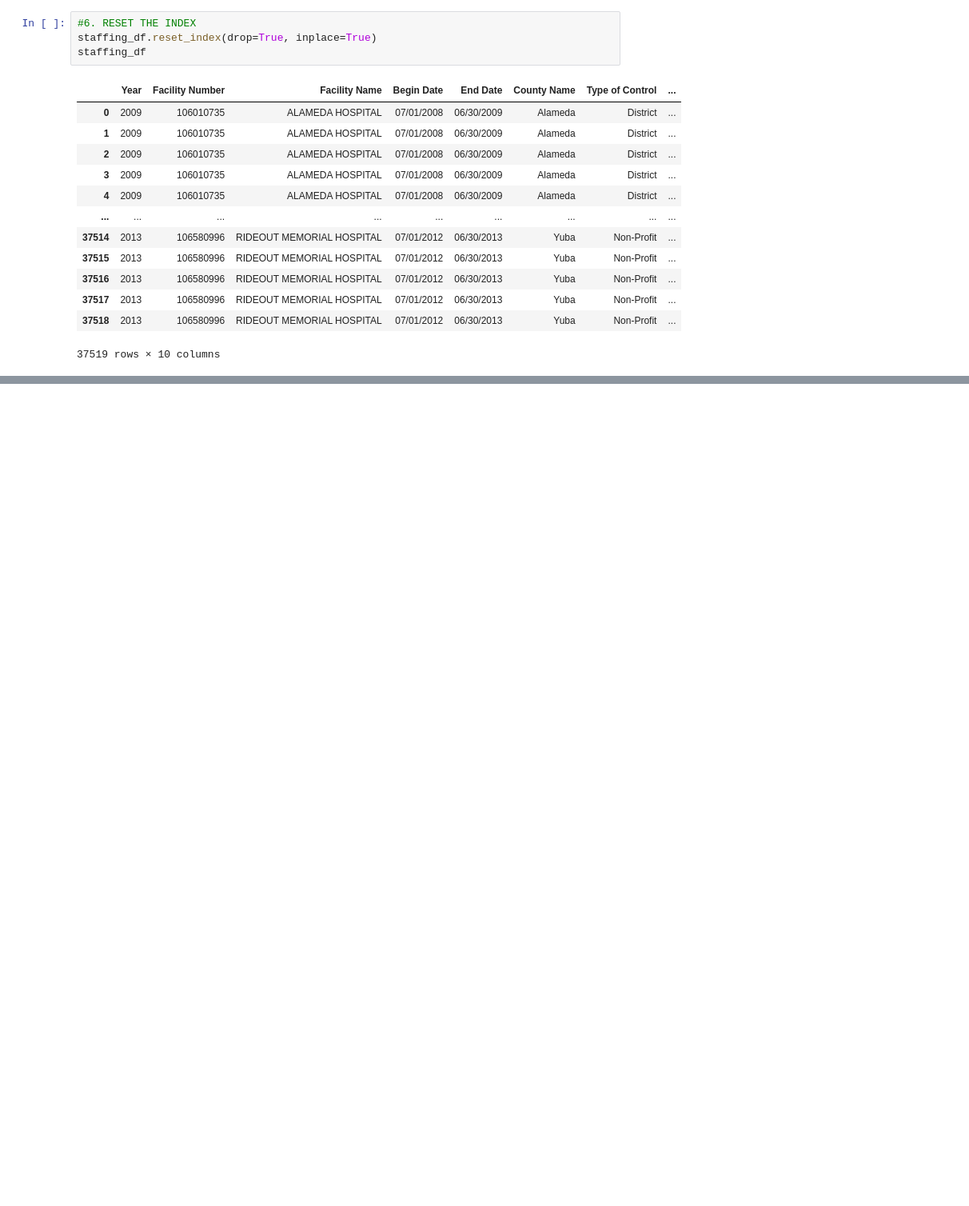
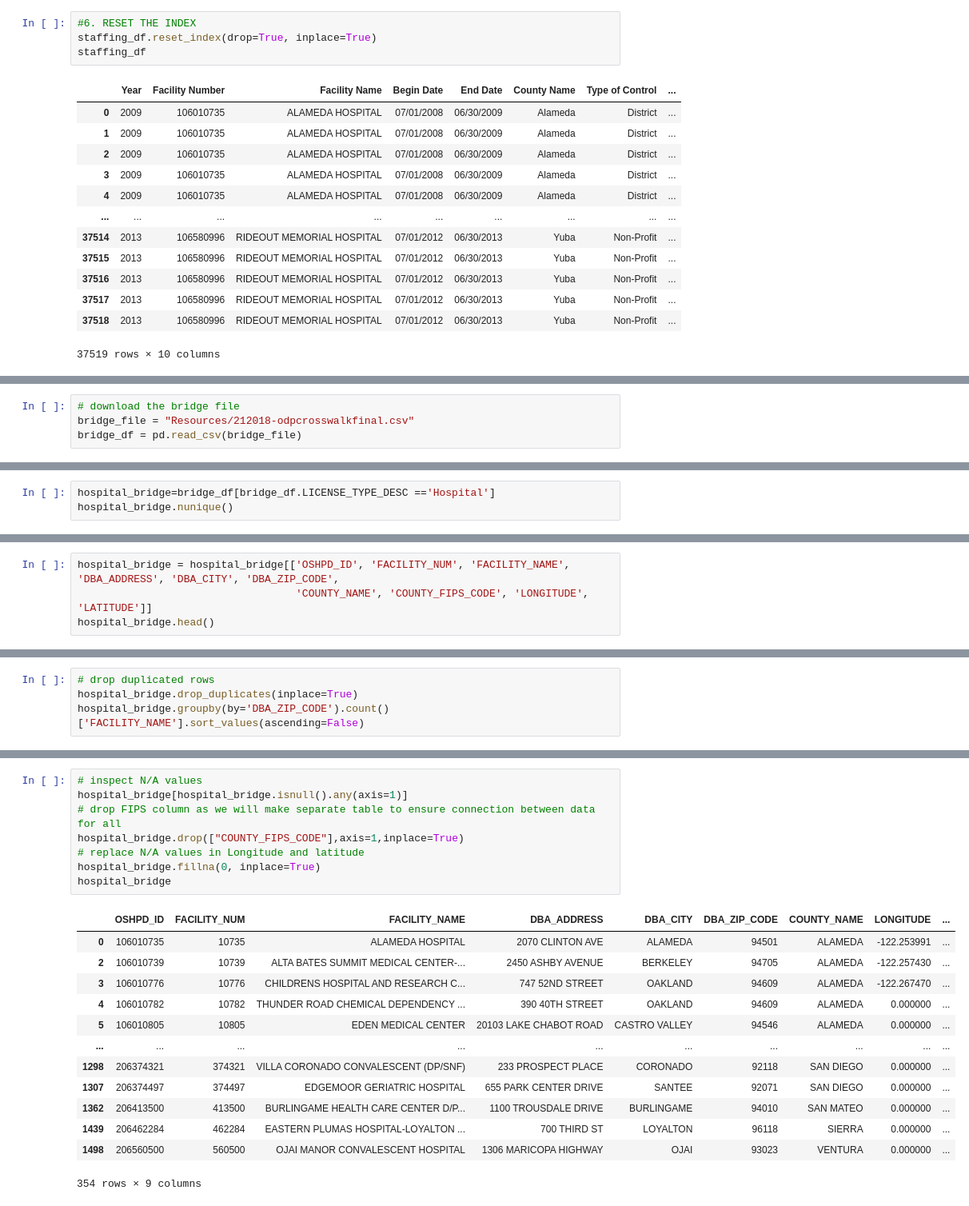
Before and after one commit to zsvorenova/ETL-project, a Jupyter notebook: Hospital staffing-data cleaning.ipynb, the cells around one changed output, grey strips where cells are left out. Shown at 80% size. Drawn from its saved outputs; the diff is of its cells as text; blank space fills up the shorter version.

```diff
--- a/Hospital staffing-data cleaning.ipynb
+++ b/Hospital staffing-data cleaning.ipynb
@@ -281,0 +274,4 @@ staffing_df
+# %%
+# download the bridge file
+bridge_file = "Resources/212018-odpcrosswalkfinal.csv"
+bridge_df = pd.read_csv(bridge_file)
@@ -281,0 +288,3 @@ staffing_df
+# %%
+hospital_bridge=bridge_df[bridge_df.LICENSE_TYPE_DESC =='Hospital']
+hospital_bridge.nunique()
@@ -281,0 +309,4 @@ staffing_df
+# %%
+hospital_bridge = hospital_bridge[['OSHPD_ID', 'FACILITY_NUM', 'FACILITY_NAME', 'DBA_ADDRESS', 'DBA_CITY', 'DBA_ZIP_CODE',
+                                   'COUNTY_NAME', 'COUNTY_FIPS_CODE', 'LONGITUDE', 'LATITUDE']]
+hospital_bridge.head()
@@ -281,0 +320,4 @@ staffing_df
+# %%
+# drop duplicated rows
+hospital_bridge.drop_duplicates(inplace=True)
+hospital_bridge.groupby(by='DBA_ZIP_CODE').count()['FACILITY_NAME'].sort_values(ascending=False)
@@ -281,0 +358,22 @@ staffing_df
+# %%
+# inspect N/A values
+hospital_bridge[hospital_bridge.isnull().any(axis=1)]
+# drop FIPS column as we will make separate table to ensure connection between data for all
+hospital_bridge.drop(["COUNTY_FIPS_CODE"],axis=1,inplace=True)
+# replace N/A values in Longitude and latitude
+hospital_bridge.fillna(0, inplace=True)
+hospital_bridge
+# %% [output]
+|  | OSHPD_ID | FACILITY_NUM | FACILITY_NAME | DBA_ADDRESS | DBA_CITY | DBA_ZIP_CODE | COUNTY_NAME | LONGITUDE | ... |
+| 0 | 106010735 | 10735 | ALAMEDA HOSPITAL | 2070 CLINTON AVE | ALAMEDA | 94501 | ALAMEDA | -122.253991 | ... |
+| 2 | 106010739 | 10739 | ALTA BATES SUMMIT MEDICAL CENTER-... | 2450 ASHBY AVENUE | BERKELEY | 94705 | ALAMEDA | -122.257430 | ... |
+| 3 | 106010776 | 10776 | CHILDRENS HOSPITAL AND RESEARCH C... | 747 52ND STREET | OAKLAND | 94609 | ALAMEDA | -122.267470 | ... |
+| 4 | 106010782 | 10782 | THUNDER ROAD CHEMICAL DEPENDENCY ... | 390 40TH STREET | OAKLAND | 94609 | ALAMEDA | 0.000000 | ... |
+| 5 | 106010805 | 10805 | EDEN MEDICAL CENTER | 20103 LAKE CHABOT ROAD | CASTRO VALLEY | 94546 | ALAMEDA | 0.000000 | ... |
+| ... | ... | ... | ... | ... | ... | ... | ... | ... | ... |
+| 1298 | 206374321 | 374321 | VILLA CORONADO CONVALESCENT (DP/SNF) | 233 PROSPECT PLACE | CORONADO | 92118 | SAN DIEGO | 0.000000 | ... |
+| 1307 | 206374497 | 374497 | EDGEMOOR GERIATRIC HOSPITAL | 655 PARK CENTER DRIVE | SANTEE | 92071 | SAN DIEGO | 0.000000 | ... |
+| 1362 | 206413500 | 413500 | BURLINGAME HEALTH CARE CENTER D/P... | 1100 TROUSDALE DRIVE | BURLINGAME | 94010 | SAN MATEO | 0.000000 | ... |
+| 1439 | 206462284 | 462284 | EASTERN PLUMAS HOSPITAL-LOYALTON ... | 700 THIRD ST | LOYALTON | 96118 | SIERRA | 0.000000 | ... |
+| 1498 | 206560500 | 560500 | OJAI MANOR CONVALESCENT HOSPITAL | 1306 MARICOPA HIGHWAY | OJAI | 93023 | VENTURA | 0.000000 | ... |
+354 rows × 9 columns
```
Also changed, not shown: parts of 14 cells of this notebook, 3 other files.
